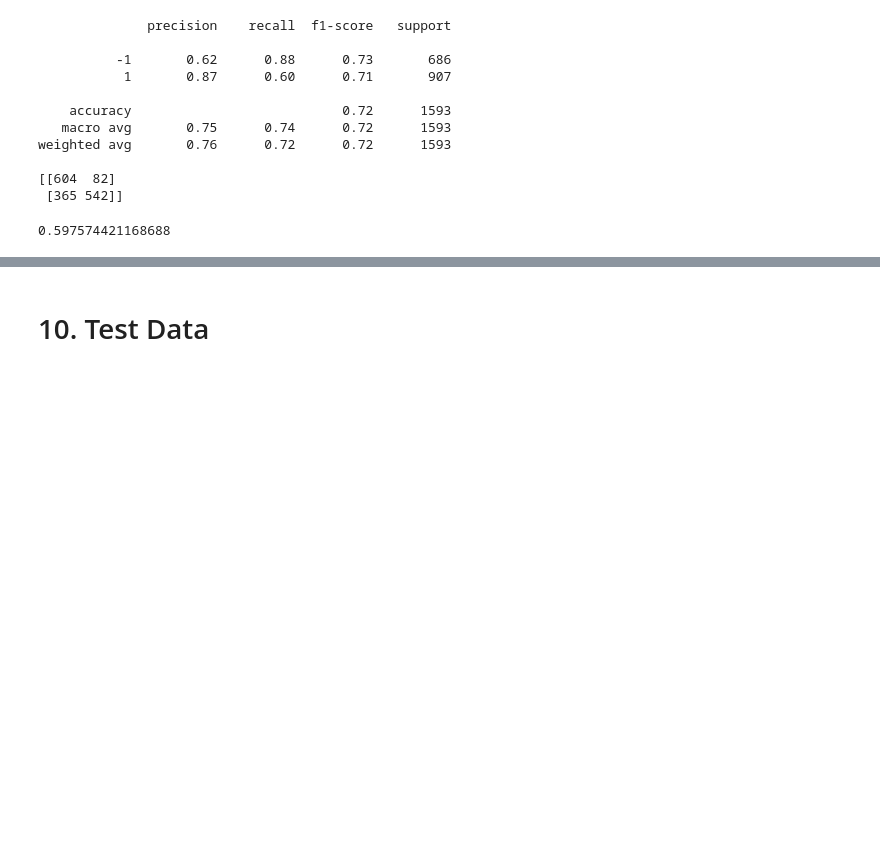
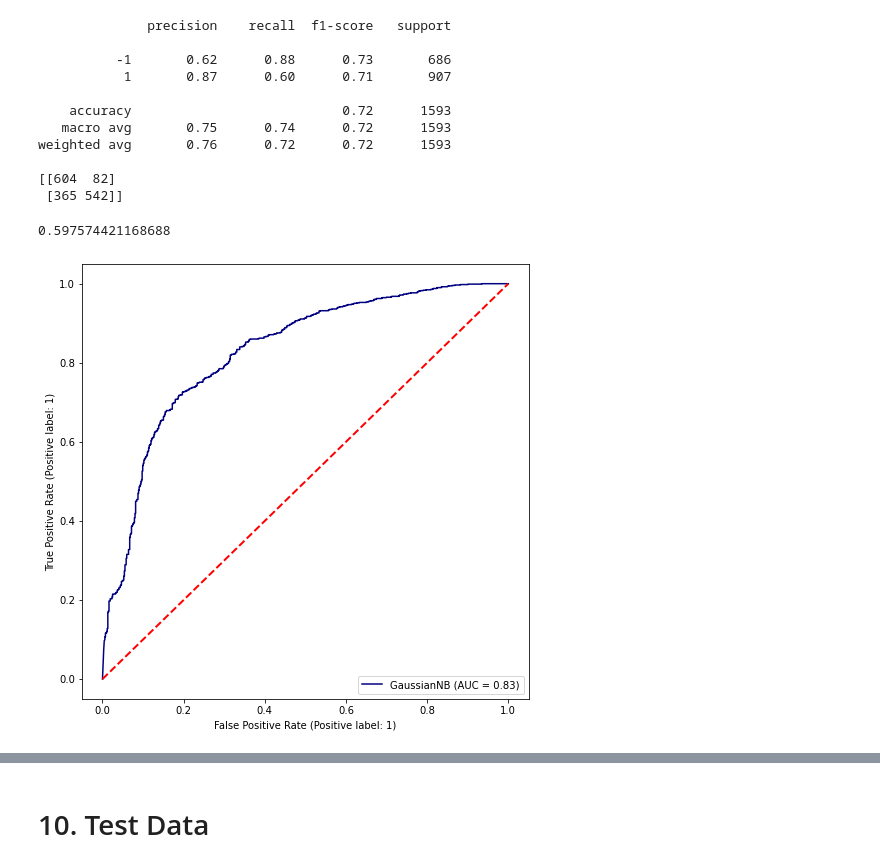
Before and after one commit to hinatanvir/Fault-Detection-SECOM, a Jupyter notebook: 3rd presentation/Aras/model_naivebayes_aras.ipynb, the cells around one changed output, grey strips where cells are left out. Drawn from its saved outputs; the diff is of its cells as text; code cells hidden in the pictures; blank space fills up the shorter version.

```diff
--- a/3rd presentation/Aras/model_naivebayes_aras.ipynb
+++ b/3rd presentation/Aras/model_naivebayes_aras.ipynb
@@ -374,3 +381,10 @@ sensitivity = cf_matrix[1][1] / ( cf_matrix[1][1] + cf_matrix[1][0] )
 sensitivity
 # %% [output]
 0.597574421168688
+# %%
+# ROC curve Train Data
+metrics.RocCurveDisplay.from_estimator(gnb, x_train, y_train, color="navy")
+plt.plot([0, 1], [0, 1], color="red", lw=2, linestyle="--")
+plt.show()
+# %% [output]
+[figure, added]
```
Also changed, not shown: parts of 10 cells of this notebook.
